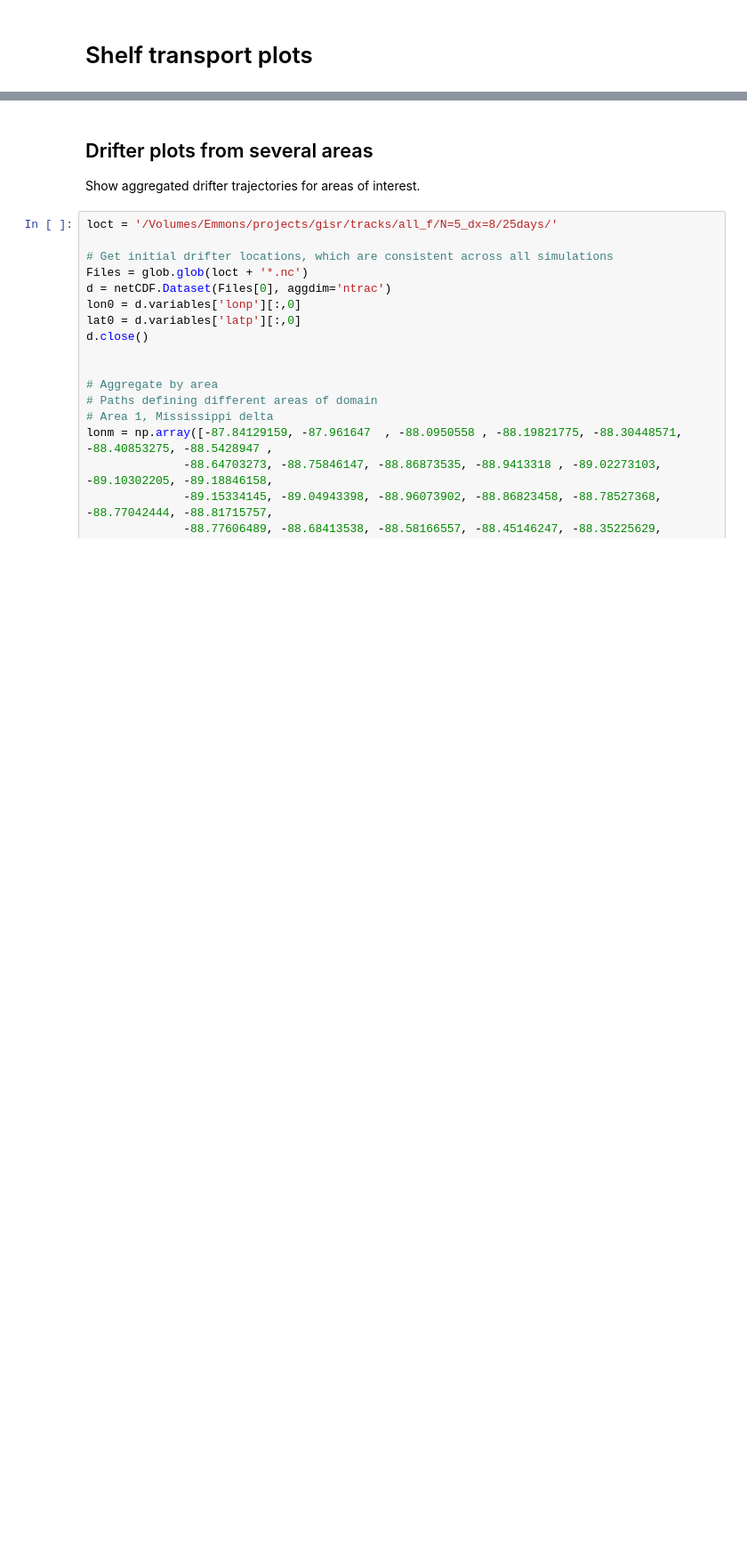
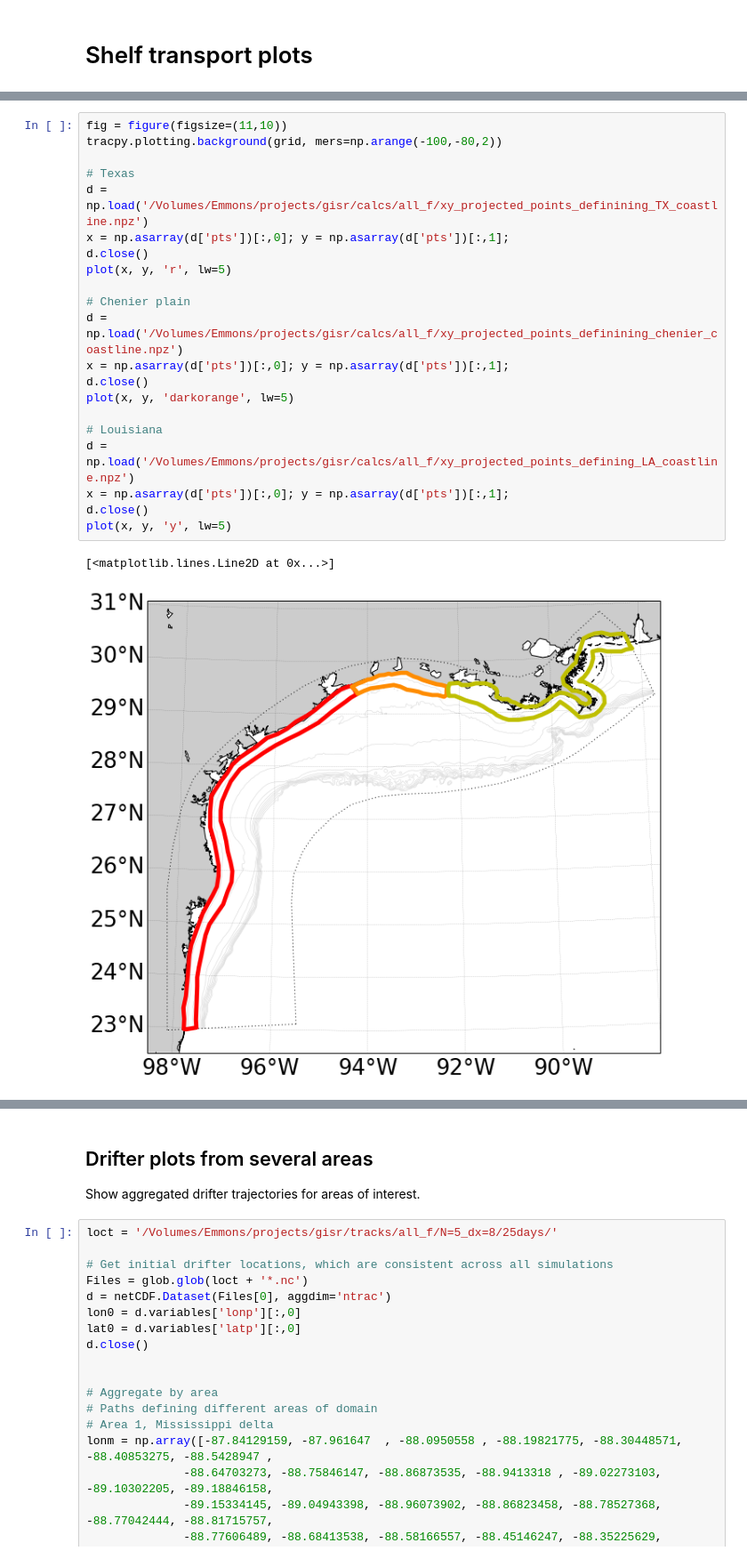
Before and after one commit to kthyng/shelf_transport, a Jupyter notebook: notebooks/shelf_transport.ipynb, the cells around one changed output, grey strips where cells are left out. Shown at 89% size. Cells and saved outputs as stored; diff of their text form; blank space fills up the shorter version.

```diff
--- a/notebooks/shelf_transport.ipynb
+++ b/notebooks/shelf_transport.ipynb
@@ -22,0 +162,24 @@ grid = tracpy.inout.readgrid(loc)
+# %%
+fig = figure(figsize=(11,10))
+tracpy.plotting.background(grid, mers=np.arange(-100,-80,2))
+
+# Texas
+d = np.load('/Volumes/Emmons/projects/gisr/calcs/all_f/xy_projected_points_definining_TX_coastline.npz')
+x = np.asarray(d['pts'])[:,0]; y = np.asarray(d['pts'])[:,1];
+d.close()
+plot(x, y, 'r', lw=5)
+
+# Chenier plain
+d = np.load('/Volumes/Emmons/projects/gisr/calcs/all_f/xy_projected_points_definining_chenier_coastline.npz')
+x = np.asarray(d['pts'])[:,0]; y = np.asarray(d['pts'])[:,1];
+d.close()
+plot(x, y, 'darkorange', lw=5)
+
+# Louisiana
+d = np.load('/Volumes/Emmons/projects/gisr/calcs/all_f/xy_projected_points_defining_LA_coastline.npz')
+x = np.asarray(d['pts'])[:,0]; y = np.asarray(d['pts'])[:,1];
+d.close()
+plot(x, y, 'y', lw=5)
+# %% [output]
+[<matplotlib.lines.Line2D at 0x...>]
+[figure, added]
```
Also changed, not shown: parts of 23 cells of this notebook, 1 other file.
